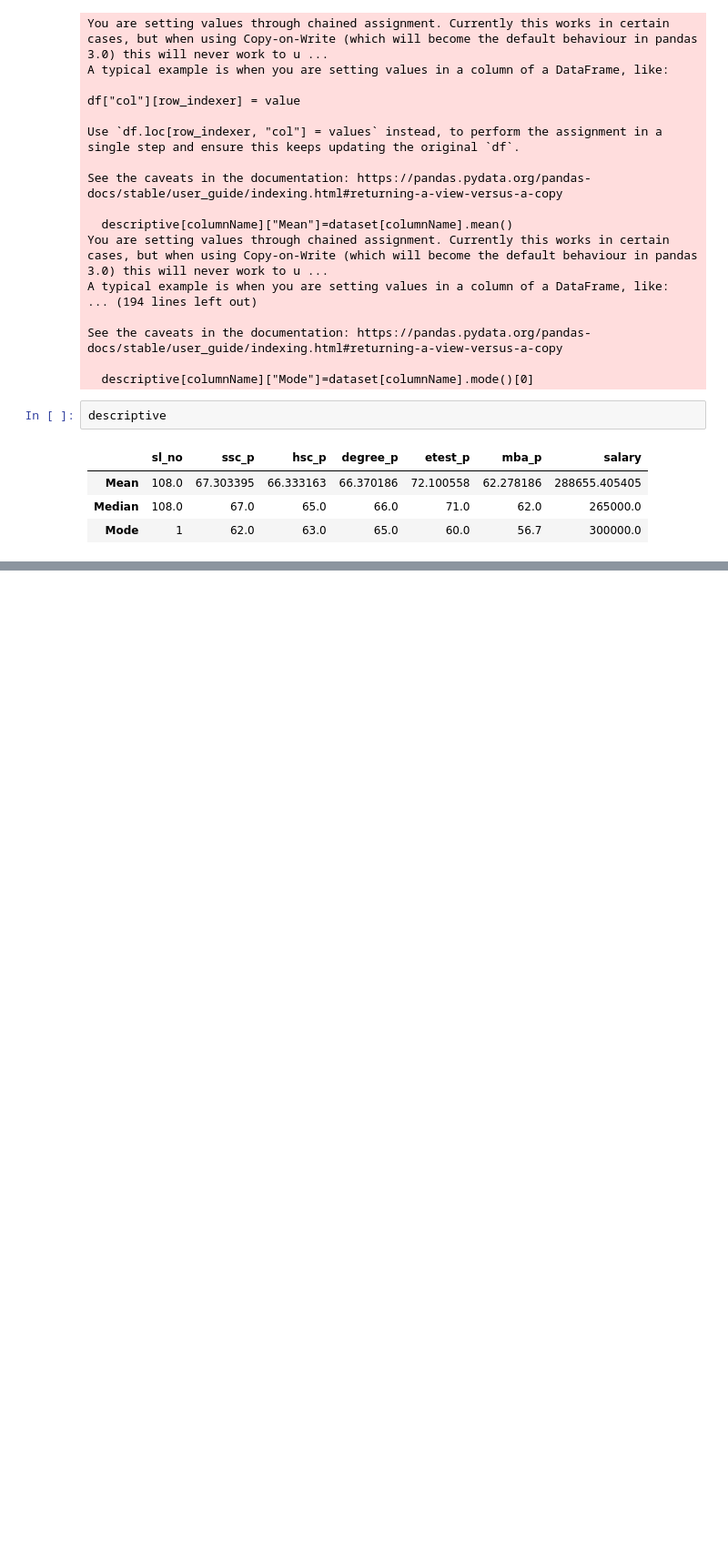
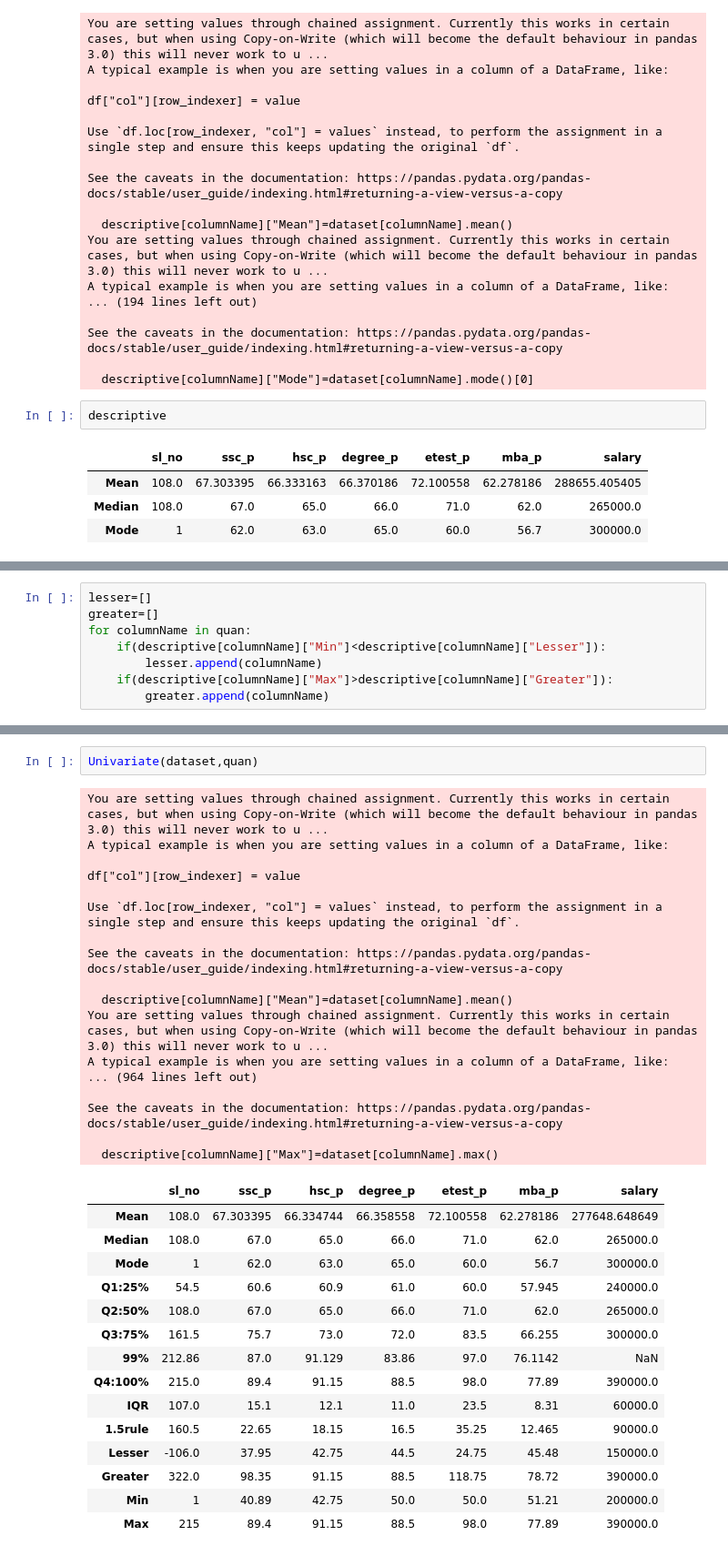
Before and after one commit to Suganya2718/DataScience, a Jupyter notebook: datasecience-univariate.ipynb, the cells around one changed output, grey strips where cells are left out. Shown: that part at 91% size. Drawn from its saved outputs; the diff is of its cells as text; blank space fills up the shorter version.

```diff
--- a/datasecience-univariate.ipynb
+++ b/datasecience-univariate.ipynb
@@ -413,0 +814,8 @@ descriptive
+# %%
+lesser=[]
+greater=[]
+for columnName in quan:
+    if(descriptive[columnName]["Min"]<descriptive[columnName]["Lesser"]):
+        lesser.append(columnName)
+    if(descriptive[columnName]["Max"]>descriptive[columnName]["Greater"]):
+        greater.append(columnName)
@@ -413,0 +935,35 @@ descriptive
+# %%
+Univariate(dataset,quan)
+# %% [output]
+You are setting values through chained assignment. Currently this works in certain cases, but when using Copy-on-Write (which will become the default behaviour in pandas 3.0) this will never work to u ...
+A typical example is when you are setting values in a column of a DataFrame, like:
+
+df["col"][row_indexer] = value
+
+Use `df.loc[row_indexer, "col"] = values` instead, to perform the assignment in a single step and ensure this keeps updating the original `df`.
+
+See the caveats in the documentation: https://pandas.pydata.org/pandas-docs/stable/user_guide/indexing.html#returning-a-view-versus-a-copy
+
+  descriptive[columnName]["Mean"]=dataset[columnName].mean()
+You are setting values through chained assignment. Currently this works in certain cases, but when using Copy-on-Write (which will become the default behaviour in pandas 3.0) this will never work to u ...
+A typical example is when you are setting values in a column of a DataFrame, like:
+... (964 lines left out)
+
+See the caveats in the documentation: https://pandas.pydata.org/pandas-docs/stable/user_guide/indexing.html#returning-a-view-versus-a-copy
+
+  descriptive[columnName]["Max"]=dataset[columnName].max()
+|  | sl_no | ssc_p | hsc_p | degree_p | etest_p | mba_p | salary |
+| Mean | 108.0 | 67.303395 | 66.334744 | 66.358558 | 72.100558 | 62.278186 | 277648.648649 |
+| Median | 108.0 | 67.0 | 65.0 | 66.0 | 71.0 | 62.0 | 265000.0 |
+| Mode | 1 | 62.0 | 63.0 | 65.0 | 60.0 | 56.7 | 300000.0 |
+| Q1:25% | 54.5 | 60.6 | 60.9 | 61.0 | 60.0 | 57.945 | 240000.0 |
+| Q2:50% | 108.0 | 67.0 | 65.0 | 66.0 | 71.0 | 62.0 | 265000.0 |
+| Q3:75% | 161.5 | 75.7 | 73.0 | 72.0 | 83.5 | 66.255 | 300000.0 |
+| 99% | 212.86 | 87.0 | 91.129 | 83.86 | 97.0 | 76.1142 | NaN |
+| Q4:100% | 215.0 | 89.4 | 91.15 | 88.5 | 98.0 | 77.89 | 390000.0 |
+| IQR | 107.0 | 15.1 | 12.1 | 11.0 | 23.5 | 8.31 | 60000.0 |
+| 1.5rule | 160.5 | 22.65 | 18.15 | 16.5 | 35.25 | 12.465 | 90000.0 |
+| Lesser | -106.0 | 37.95 | 42.75 | 44.5 | 24.75 | 45.48 | 150000.0 |
+| Greater | 322.0 | 98.35 | 91.15 | 88.5 | 118.75 | 78.72 | 390000.0 |
+| Min | 1 | 40.89 | 42.75 | 50.0 | 50.0 | 51.21 | 200000.0 |
+| Max | 215 | 89.4 | 91.15 | 88.5 | 98.0 | 77.89 | 390000.0 |
```
Also changed, not shown: parts of 62 cells of this notebook.
